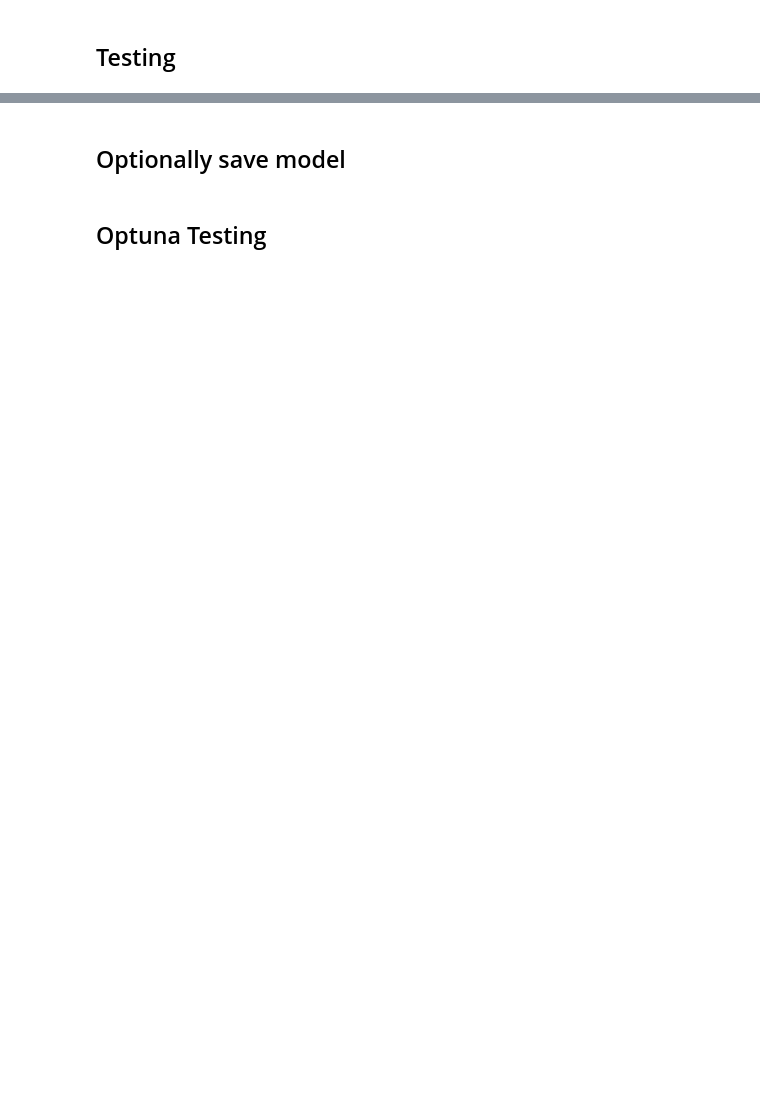
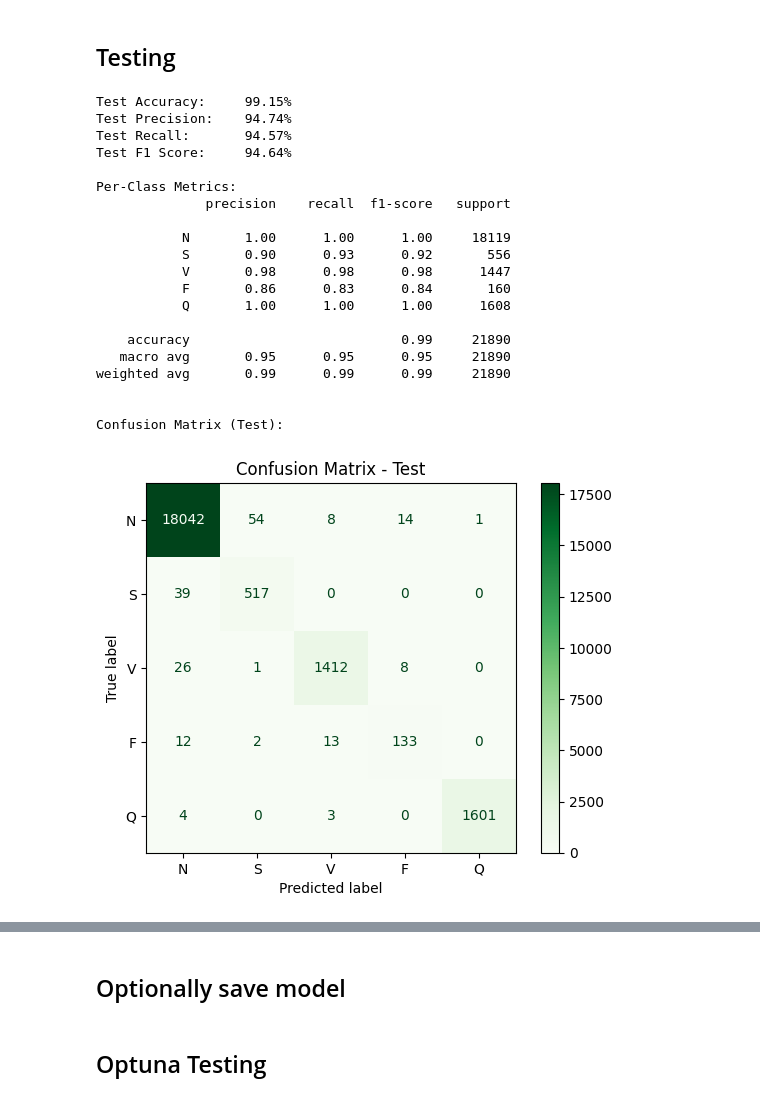
Before and after one commit to elijah-jones-2003/Heart-Rate-Monitoring, a Jupyter notebook: RAT-Net.ipynb, the cells around one changed output, grey strips where cells are left out. Saved outputs shown, nothing was run; the diff lists cells and outputs as text; code cells hidden in the pictures; blank space fills up the shorter version.

```diff
--- a/RAT-Net.ipynb
+++ b/RAT-Net.ipynb
@@ -37,12 +38,15 @@ class ECGDataset(Dataset):
 # %% [markdown]
 ## Load preprocessed data splits
 # %%
-X_train = np.load(DATA_DIRECTORY + "X_train.npy")
-X_test = np.load(DATA_DIRECTORY + "X_test.npy")
-X_val = np.load(DATA_DIRECTORY + "X_val.npy")
-y_train = np.load(DATA_DIRECTORY + "y_train.npy")
-y_test = np.load(DATA_DIRECTORY + "y_test.npy")
-y_val = np.load(DATA_DIRECTORY + "y_val.npy")
+try:
+  X_train = np.load(DATA_DIRECTORY + "X_train.npy")
+  X_test = np.load(DATA_DIRECTORY + "X_test.npy")
+  X_val = np.load(DATA_DIRECTORY + "X_val.npy")
+  y_train = np.load(DATA_DIRECTORY + "y_train.npy")
+  y_test = np.load(DATA_DIRECTORY + "y_test.npy")
+  y_val = np.load(DATA_DIRECTORY + "y_val.npy")
+except:
+  print("Error loading data splits")
 # %% [markdown]
 ## Model
 # %%
@@ -199,7 +203,7 @@ class ResNet1D(nn.Module):
         # Create residual blocks and calculate output size
         for i in range(num_blocks):
             # Apply downsampling in all but the last block
-            downsample = i < num_blocks -1
+            downsample = i < num_blocks - 1
             layers.append(ResidualBlock1D(
                     in_channels, out_channels, kernel_size=kernel_size,
                     downsample=downsample, dropout=dropout)
@@ -269,7 +273,7 @@ class RATNet(nn.Module):
     def __init__(self, num_classes=5, dropout=0.2):
         super(RATNet, self).__init__()
         # Feature extraction using ResNet (Input assumed to be 300)
-        self.ResNet = ResNet1D(num_blocks=5, dropout=dropout)
+        self.ResNet = ResNet1D(dropout=dropout)
         # Transformer Encoder
         self.transformer = Transformer(dropout=dropout)
         # MLP classifier
@@ -381,39 +404,66 @@ for epoch in range(epochs):
 # Evaluation mode
 model.eval()
 all_preds = []
 all_labels = []
 
 # Run model on testing data
 with torch.no_grad():
     for inputs, labels in test_loader:
         inputs = inputs.to(device)
         labels = labels.to(device)
 
         outputs = model(inputs)
         _, predicted = torch.max(outputs, 1)
 
         all_preds.extend(predicted.cpu().numpy())
         all_labels.extend(labels.cpu().numpy())
 
+from sklearn.metrics import accuracy_score, precision_score, recall_score, f1_score, confusion_matrix, ConfusionMatrixDisplay
+import matplotlib.pyplot as plt
+
 # Overall Metrics
 acc = accuracy_score(all_labels, all_preds)
 precision = precision_score(all_labels, all_preds, average='macro', zero_division=0)
 recall = recall_score(all_labels, all_preds, average='macro', zero_division=0)
 f1 = f1_score(all_labels, all_preds, average='macro', zero_division=0)
 
-print(f"Test Accuracy:     {acc*100:.4f}") # average=None?
-print(f"Test Precision:    {precision*100:.4f}")
-print(f"Test Recall:       {recall*100:.4f}")
-print(f"Test F1 Score:     {f1*100:.4f}")
+print(f"Test Accuracy:     {acc * 100:.2f}%")
+print(f"Test Precision:    {precision * 100:.2f}%")
+print(f"Test Recall:       {recall * 100:.2f}%")
+print(f"Test F1 Score:     {f1 * 100:.2f}%")
 
-#Per class metrics
-print("Per-class classification report:")
-print(classification_report(all_labels, all_preds, zero_division=0))
+# Per-class metrics
+class_names = ['N', 'S', 'V', 'F', 'Q']
+print("\nPer-Class Metrics:")
+from sklearn.metrics import classification_report
+print(classification_report(all_labels, all_preds, target_names=class_names))
 
 # Confusion Matrix
-print("Confusion Matrix (Test):")
+print("\nConfusion Matrix (Test):")
 cm_test = confusion_matrix(all_labels, all_preds)
-cm_test_disp = ConfusionMatrixDisplay(confusion_matrix=cm_test, display_labels=['N', 'S', 'V', 'F', 'Q'])
+cm_test_disp = ConfusionMatrixDisplay(confusion_matrix=cm_test, display_labels=class_names)
 cm_test_disp.plot(cmap=plt.cm.Greens)
 plt.title("Confusion Matrix - Test")
 plt.show()
+# %% [output]
+Test Accuracy:     99.15%
+Test Precision:    94.74%
+Test Recall:       94.57%
+Test F1 Score:     94.64%
+
+Per-Class Metrics:
+              precision    recall  f1-score   support
+
+           N       1.00      1.00      1.00     18119
+           S       0.90      0.93      0.92       556
+           V       0.98      0.98      0.98      1447
+           F       0.86      0.83      0.84       160
+           Q       1.00      1.00      1.00      1608
+
+    accuracy                           0.99     21890
+   macro avg       0.95      0.95      0.95     21890
+weighted avg       0.99      0.99      0.99     21890
+
+
+Confusion Matrix (Test):
+[figure, added]
```
Also changed, not shown: parts of 6 cells of this notebook.
